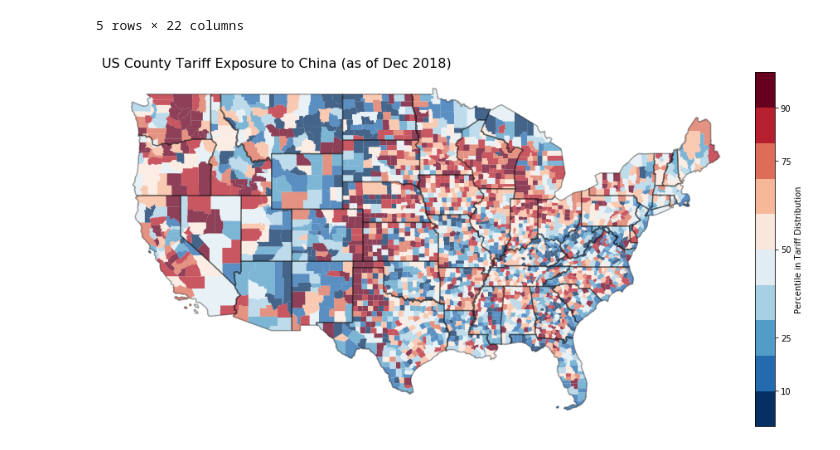
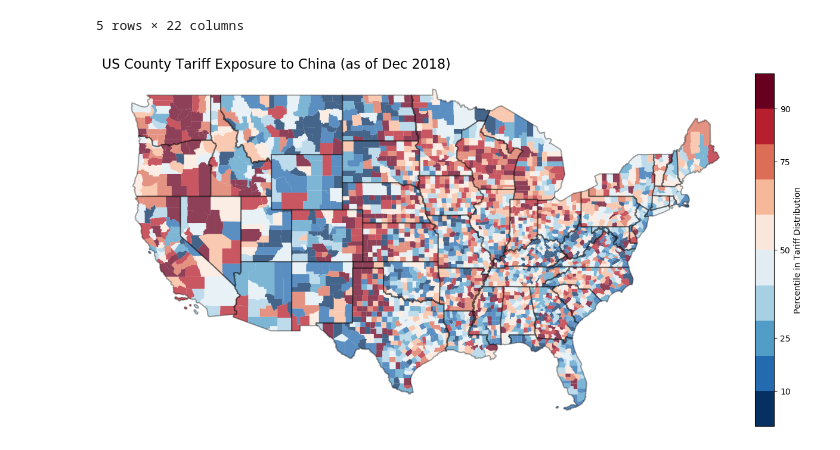
Before and after one commit to mwaugh0328/consumption_and_tradewar, a Jupyter notebook: tariff_map.ipynb, the cells around one changed output. Drawn from its saved outputs; the diff is of its cells as text; code cells hidden in the pictures.

Commit message:
map now plots the change in tariff, not the level

```diff
--- a/tariff_map.ipynb
+++ b/tariff_map.ipynb
@@ -64,6 +56,10 @@ trade_data = pq.read_table(file_path + "\\data\\total_trade_data.parquet").to_pa
 trade_data["time"] = pd.to_datetime(trade_data.time)
 
 trade_data.set_index(["area_fips", "time"],inplace = True)
+# %%
+trade_data["tariff_change"] = trade_data.groupby(["area_fips"]).tariff.diff(12)
+
+trade_data.sort_values(["area_fips", "time"], inplace = True)
 # %%
 trade_data.head()
 # %% [output]
@@ -108,5 +108,5 @@ tariff_df.head()
 # %%
-us_map = us_map.merge(tariff_df[["tariff","fips_code"]], left_on='area_fips',
+us_map = us_map.merge(tariff_df[["tariff_change","fips_code"]], left_on='area_fips',
                       right_on = "fips_code", how = "inner", indicator = True)
 # %%
 us_map.head()
@@ -137,7 +137,7 @@ drop_list = ["02","15","72","78","69","66","60",]
 
 state_map.drop(drop_list, inplace = True)
 # %%
-us_map["q_tariff"] = pd.qcut(us_map["tariff"], 10,labels = False, duplicates='drop')
+us_map["q_tariff"] = pd.qcut(us_map["tariff_change"], 10,labels = False, duplicates='drop')
 
 us_map.q_tariff.replace(np.nan,0,inplace = True)
 # %%
@@ -189,31 +189,33 @@ cbr = fig.colorbar(sm, cax=cax)
 cbr.set_label('Percentile in Tariff Distribution')
 cbr.set_alpha(0.15)
 
 cbr.set_ticks([0.10, 0.25,0.50,0.75, 0.90])
 cbr.set_ticklabels(["10","25","50","75","90"], update_ticks=True)
 
 #################################################################################
 
 state_map.geometry.boundary.plot(color=None, edgecolor='k', alpha = 0.35, ax = ax)
 
 #################################################################################
 # Then some final stuff to clean things up....
 
 ax.spines["right"].set_visible(False)
 ax.spines["top"].set_visible(False)
 ax.spines["left"].set_visible(False)
 ax.spines["bottom"].set_visible(False)
 
 ax.get_xaxis().set_visible(False)
 
 ax.get_yaxis().set_visible(False)
 
 ax.set_title("US County Tariff Exposure to China (as of Dec 2018)", fontsize = 16, loc= "left" )
 
 #ax.text(-127,23, "Source: US Census, BLS", fontsize = 8)
 
+fig_path = "C:\\github\\expenditure_tradeshocks\\figures"
+
 plt.savefig(fig_path +"\\us_china_exports_map.png", bbox_inches = "tight", dip = 1200)
 
 plt.show()
 # %% [output]
-[figure, old version]
+[figure, new version]
```
Also changed, not shown: parts of 4 cells of this notebook, 1 other file.
